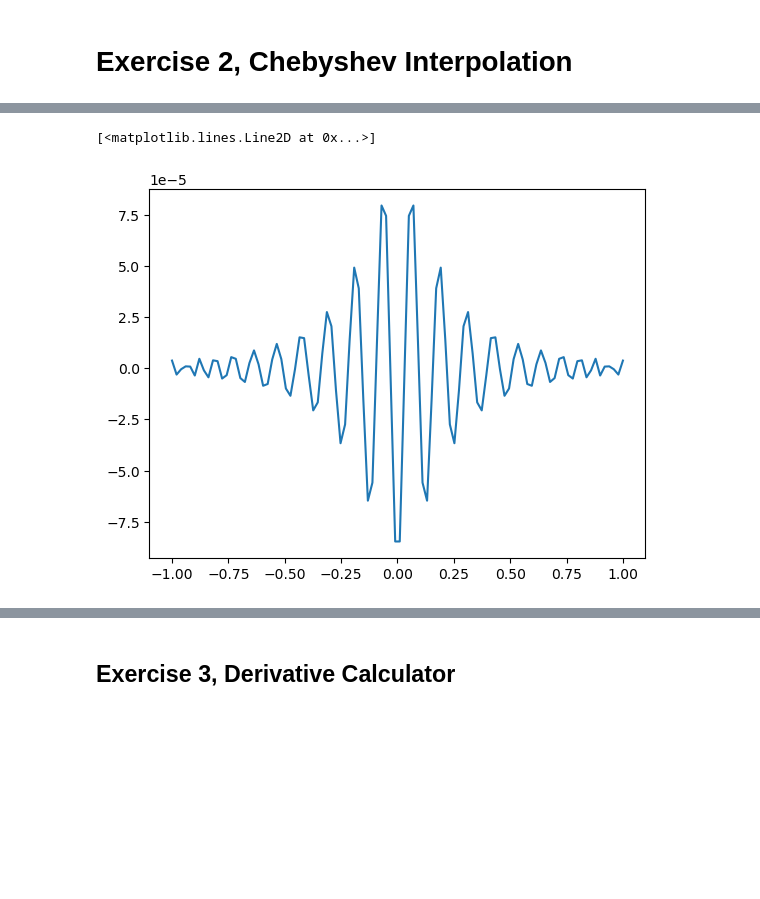
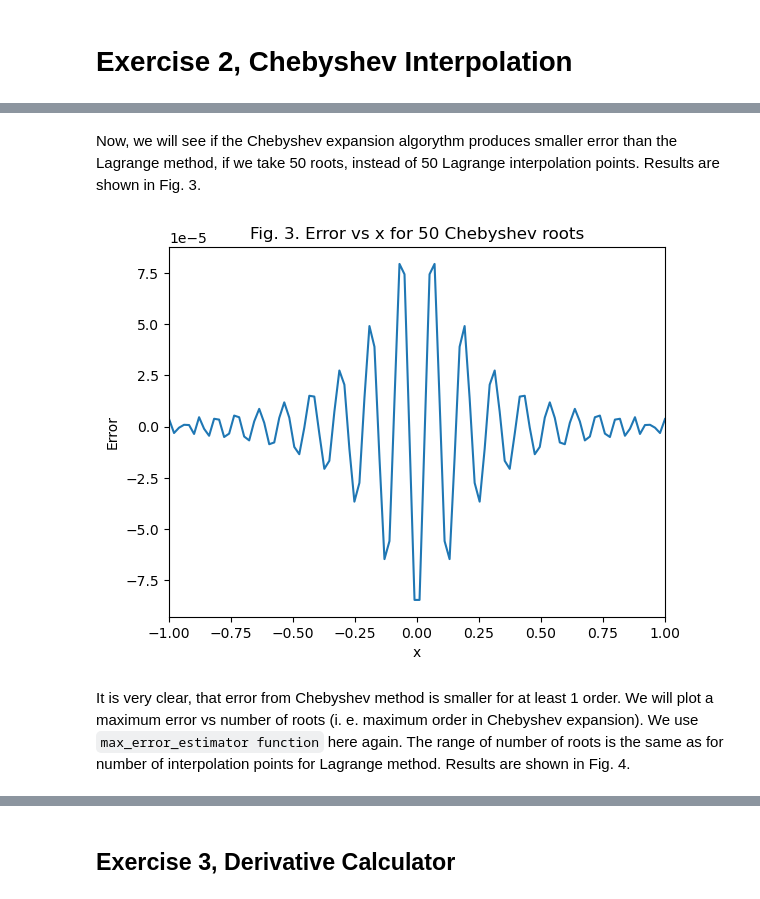
Before and after one commit to askoldvilkha/CompMethods_Astro23, a Jupyter notebook: HW1/hw1_vilkha.ipynb, the cells around one changed output, grey strips where cells are left out. Cells and saved outputs as stored; diff of their text form; code cells hidden in the pictures; blank space fills up the shorter version.

```diff
--- a/HW1/hw1_vilkha.ipynb
+++ b/HW1/hw1_vilkha.ipynb
@@ -91,0 +177,9 @@ interp_lagrange(50, 4)
+# %%
+lagrange_N_array = [10, 25, 50, 100, 150, 200, 250]
+lagrange_res_array = np.zeros_like(lagrange_N_array)
+for i in range(len(lagrange_N_array)):
+    lagrange_res_array[i] = np.log10(max_error_estimator(lagrange_N_array[i], 'Lagrange'))
+plt.plot(lagrange_N_array, lagrange_res_array)
+plt.xlim(10, 250); plt.xticks(lagrange_N_array); plt.grid(True)
+plt.xlabel(r'Number of points'); plt.ylabel(r'Max Error (log-value)')
+plt.title(r'Fig. 2. Max Error (log-value) vs Number of points');
@@ -94,10 +210,13 @@ interp_lagrange(50, 4)
 # %%
 def Chebyshev_roots (nroots: int):
     '''
-    Function that finds Chebyshev roots given a number of points
-    Input: npoints (int) -  number of roots the user wants to have
+    Function that finds Chebyshev roots given a number of points \n
+    Input: npoints (int) -  number of roots the user wants to have, must not be negative! \n
     Output: C_roots (np.array) -  array containing the roots
     '''
+    if nroots < 0:
+        raise ValueError (nroots, r'Number of roots nroots must not be negative!')
+
     C_roots = np.zeros(nroots)
     for k in range(nroots):
         C_roots[k] = np.cos(np.pi * (2 * k + 1) / (2 * nroots))
@@ -124,7 +243,7 @@ def Chebyshev_polynom (x: float, n: int, diff = False):
 def Chebyshev_polynom_array (x_array, n: int, diff = False):
     '''
     Function that transforms Chebyshev_polynom results into an array for an array of x values and one number n \n
-    Input: x_array (np.array) - array containing x values \\
+    Input: x_array (np.array) - array containing x values, must not exceed the interval [-1, 1]! \\
     n (int) - an integer number of the polynomial, must not be negative \\
     diff (bool) - if True, the function will calculate first derivative of the polynomial expression \n
     Output: T_n_array (np.array) - array of the polynomials correspoding to the array of x_values
@@ -152,7 +271,7 @@ def Chebyshev_weights (x_roots, y_table):
 def Chebyshev_expansion (x_array, nroots: int, diff =  False):
     '''
     Function that calculates Chebyshev expansion of Runge's function given an array of x_values and number of roots \n
-    Input: x_array (np.array) - array of x values to evaluate function over \\
+    Input: x_array (np.array) - array of x values to evaluate function over, must not exceed the interval [-1, 1]! \\
     nroots (int) - number of Chebyshev roots \\
     diff (bool) - if True, the function will be evaluating the derivative of Runge's function \n
     Output: f_exp_cheb (np.array) - resulting Chebyshev expansion of the function as an array corresponding to x_array
@@ -166,11 +285,17 @@ def Chebyshev_expansion (x_array, nroots: int, diff =  False):
             C_polynom_array[n] = Chebyshev_polynom(x_array[i], n, diff)
         f_exp_cheb[i] = np.sum(Chebyshev_weights(x_roots, y_table) * C_polynom_array)
     return f_exp_cheb
+# %% [markdown]
+Now, we will see if the Chebyshev expansion algorythm produces smaller error than the Lagrange method, if we take 50 roots, instead of 50 Lagrange interpolation points. Results are shown in Fig. 3.
 # %%
 #test plot of error vs x, we use 50 roots here
 x_test = np.linspace(-1, 1, 100)
 cheb_test = Chebyshev_expansion(x_test, 50)
 plt.plot(x_test, cheb_test - runge_func(x_test))
+plt.xlim(-1, 1)
+plt.xlabel(r'x'); plt.ylabel(r'Error')
+plt.title(r'Fig. 3. Error vs x for 50 Chebyshev roots');
 # %% [output]
-[<matplotlib.lines.Line2D at 0x...>]
-[figure, old version]
+[figure, new version]
+# %% [markdown]
+It is very clear, that error from Chebyshev method is smaller for at least 1 order. We will plot a maximum error vs number of roots (i. e. maximum order in Chebyshev expansion). We use `max_error_estimator function` here again. The range of number of roots is the same as for number of interpolation points for Lagrange method. Results are shown in Fig. 4.
```
Also changed, not shown: parts of 37 cells of this notebook.
